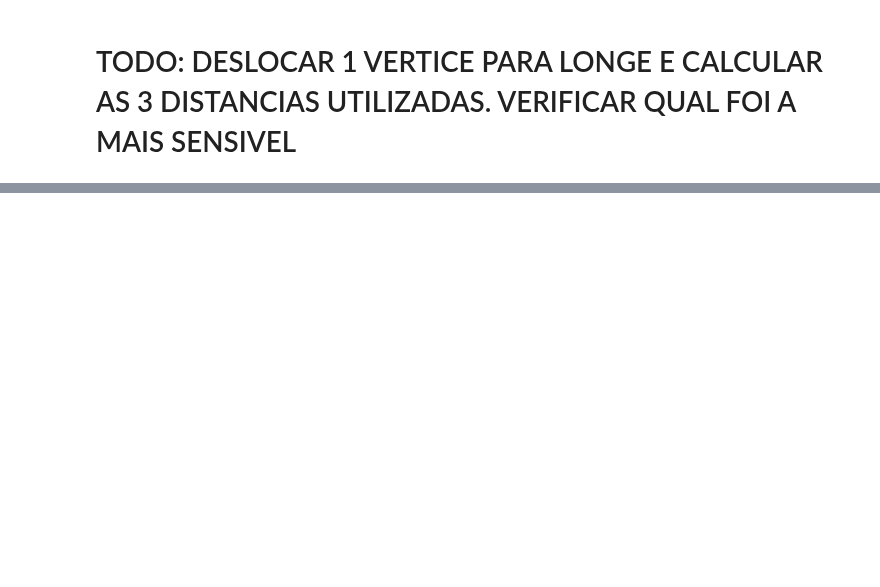
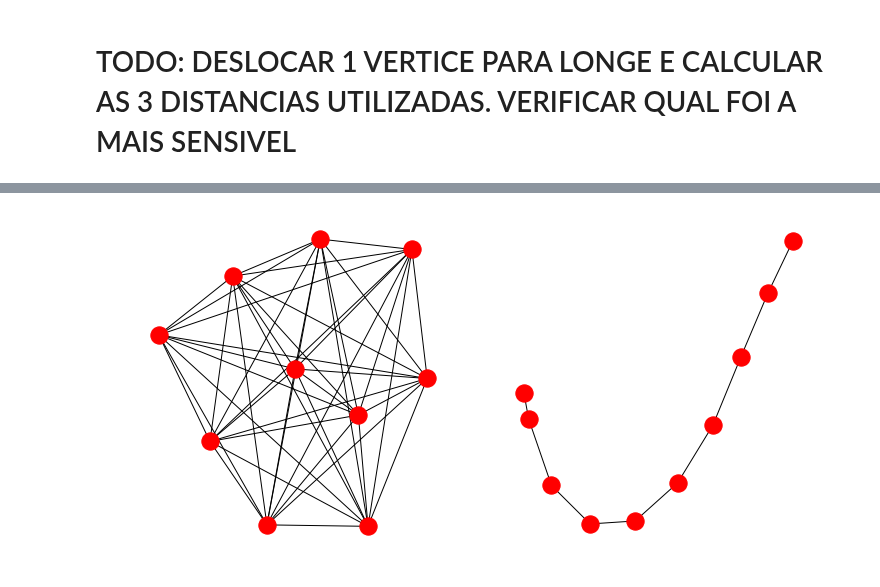
Before and after one commit to EdsonAlonso/EstagioCurricular, a Jupyter notebook: Test_graph.ipynb, the cells around one changed output, grey strips where cells are left out. Cells and saved outputs as stored; diff of their text form; code cells hidden in the pictures; blank space fills up the shorter version.

```diff
--- a/Test_graph.ipynb
+++ b/Test_graph.ipynb
@@ -376,0 +385,4 @@ plt.show()
+# %%
+node2 = np.zeros(npoints)
+for i in range(npoints):
+    node2[i] = int(i)
@@ -376,0 +406,15 @@ plt.show()
+# %%
+Sld = nx.Graph()
+for i in range(npoints):
+    for j in range(npoints):
+        Sld.add_edge(i,j,weight=l2dist(xld,yld)[i][j])  #WEIGTH IS GIVEN BY THE EUCLIDIAN'S NORM
+TSld = nx.minimum_spanning_tree(Sld)
+# %%
+plt.figure(figsize=(12,6),facecolor='w')
+plt.subplot(121)
+nx.draw(Sld)
+plt.subplot(122)
+nx.draw(TSld)
+plt.show()
+# %% [output]
+[figure, added]
```
Also changed, not shown: parts of 20 cells of this notebook.
